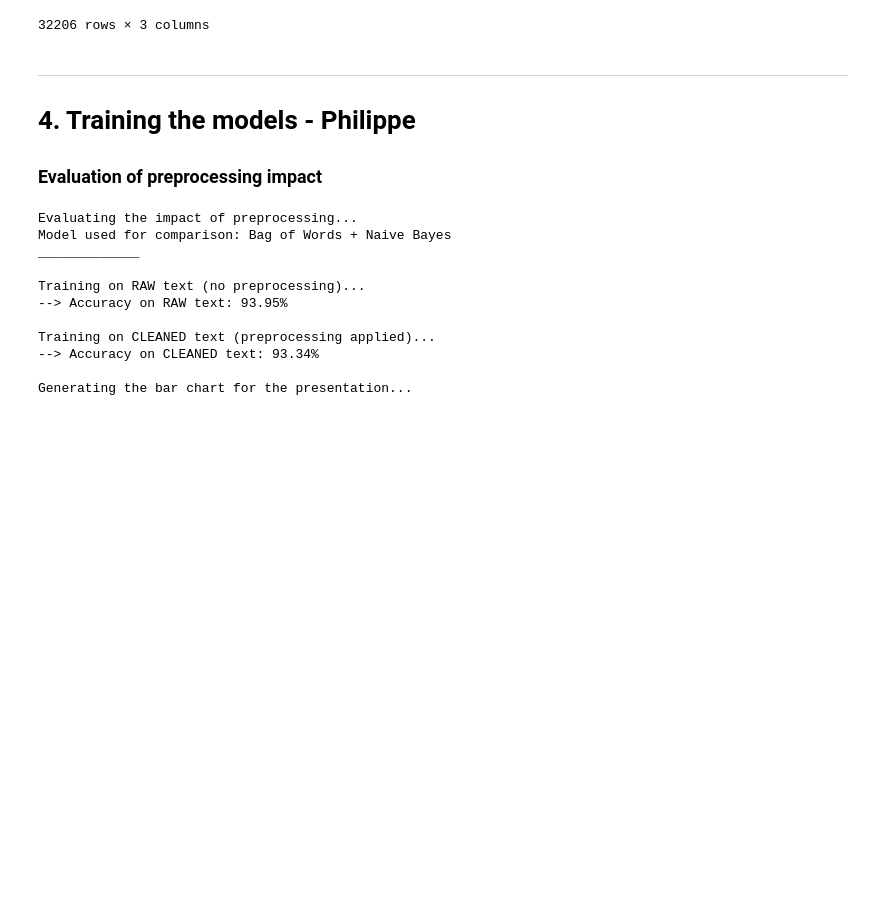
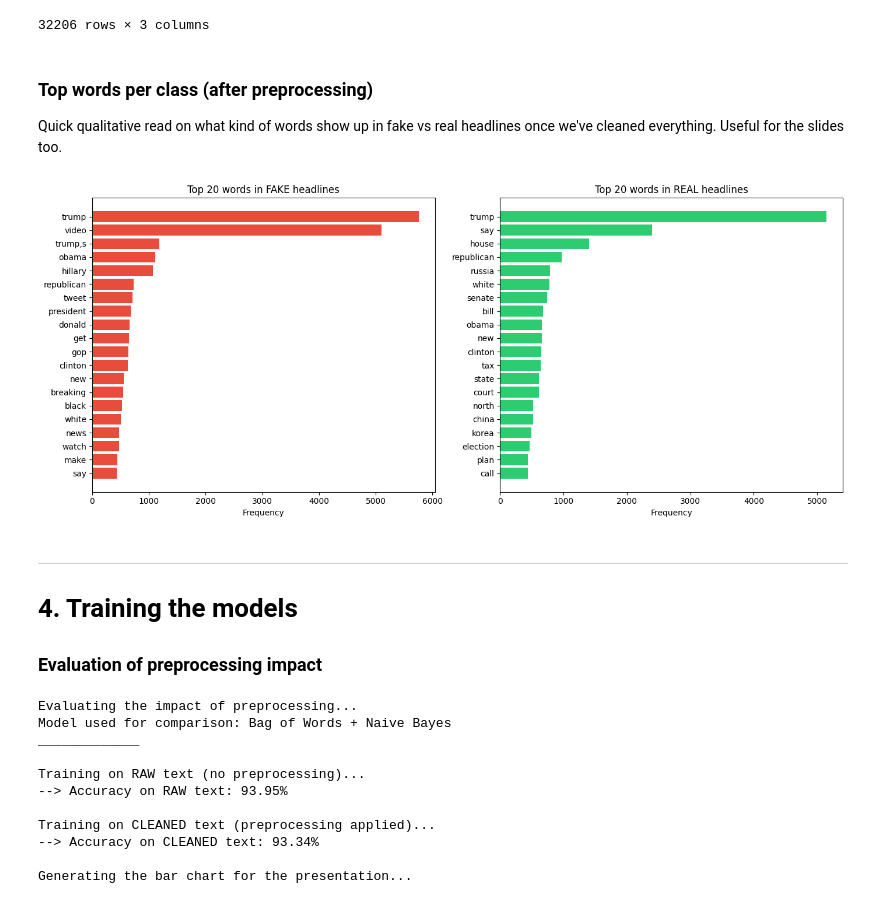
Before and after one commit to sabeurzarai/fake-news-detection-nlp, a Jupyter notebook: main.ipynb, the cells around one changed output. Cells and saved outputs as stored; diff of their text form; code cells hidden in the pictures; blank space fills up the shorter version.

Commit message:
Add evaluation charts and depersonalise notebook sections

```diff
--- a/main.ipynb
+++ b/main.ipynb
@@ -212,9 +171,41 @@ df_train[['headline', 'processed_text', 'label']]
 | 32204 | japan's abe may have won election... | japan abe may election many want pm | 1 |
 | 32205 | demoralized and divided: inside c... | demoralized divided inside catalo... | 1 |
 32206 rows × 3 columns
+# %% [markdown]
+### Top words per class (after preprocessing)
+
+Quick qualitative read on what kind of words show up in fake vs real headlines once we've cleaned everything. Useful for the slides too.
+# %%
+from collections import Counter
+
+# Count words per class on the already-cleaned text
+fake_words = ' '.join(df_train.loc[df_train['label'] == 0, 'processed_text']).split()
+real_words = ' '.join(df_train.loc[df_train['label'] == 1, 'processed_text']).split()
+
+top_n = 20
+fake_counts = Counter(fake_words).most_common(top_n)
+real_counts = Counter(real_words).most_common(top_n)
+
+fig, axes = plt.subplots(1, 2, figsize=(14, 6))
+
+words, counts = zip(*fake_counts)
+axes[0].barh(list(words)[::-1], list(counts)[::-1], color='#e74c3c')
+axes[0].set_title(f'Top {top_n} words in FAKE headlines', fontsize=12)
+axes[0].set_xlabel('Frequency')
+
+words, counts = zip(*real_counts)
+axes[1].barh(list(words)[::-1], list(counts)[::-1], color='#2ecc71')
+axes[1].set_title(f'Top {top_n} words in REAL headlines', fontsize=12)
+axes[1].set_xlabel('Frequency')
+
+plt.tight_layout()
+plt.savefig('top_words_by_class.png', dpi=150)
+plt.show()
+# %% [output]
+[figure, added]
 # %% [markdown]
 ---
-# 4. Training the models - Philippe
+# 4. Training the models
 ### Evaluation of preprocessing impact
 # %%
 print("Evaluating the impact of preprocessing...")
```
Also changed, not shown: parts of 19 cells of this notebook, 5 other files.
